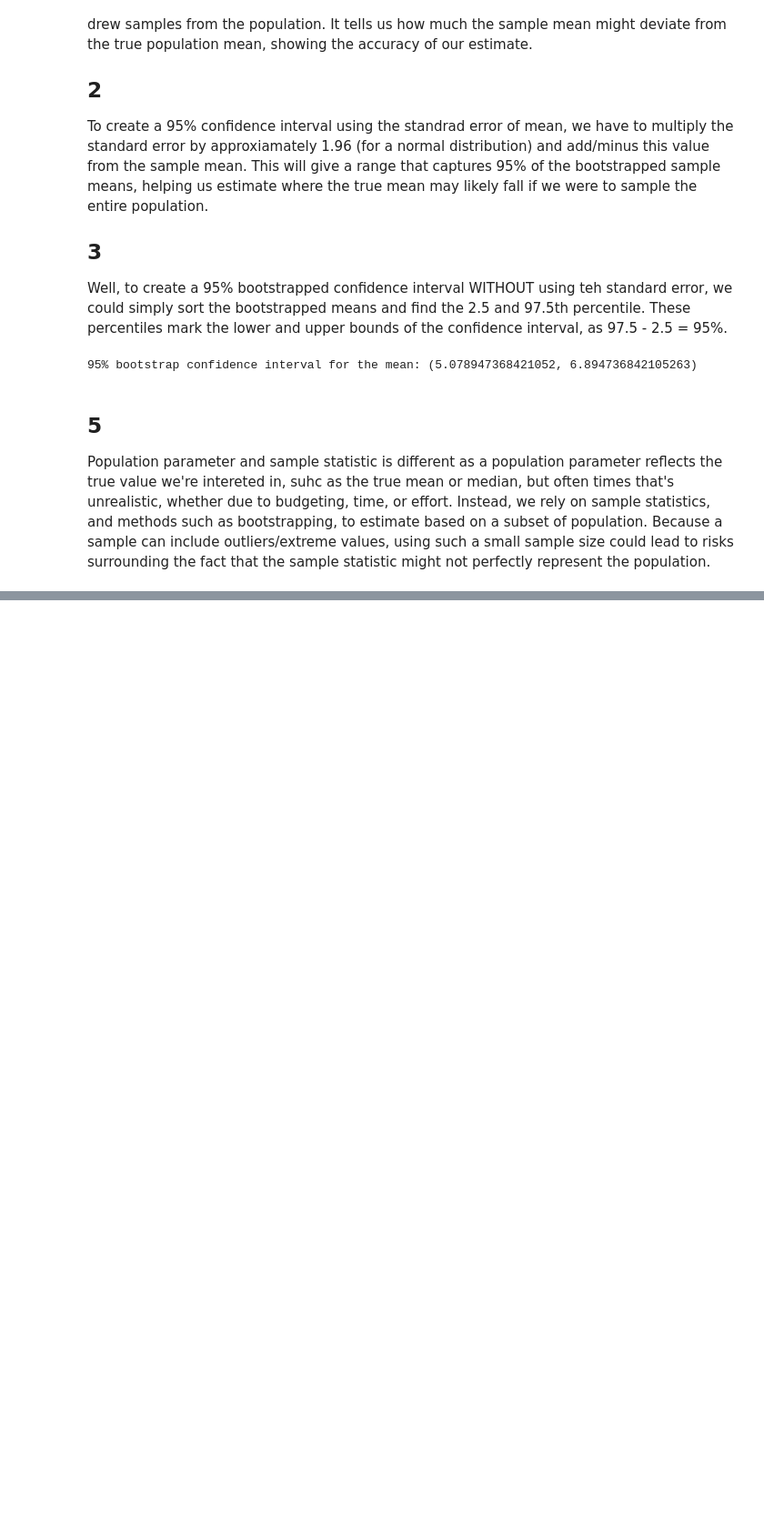
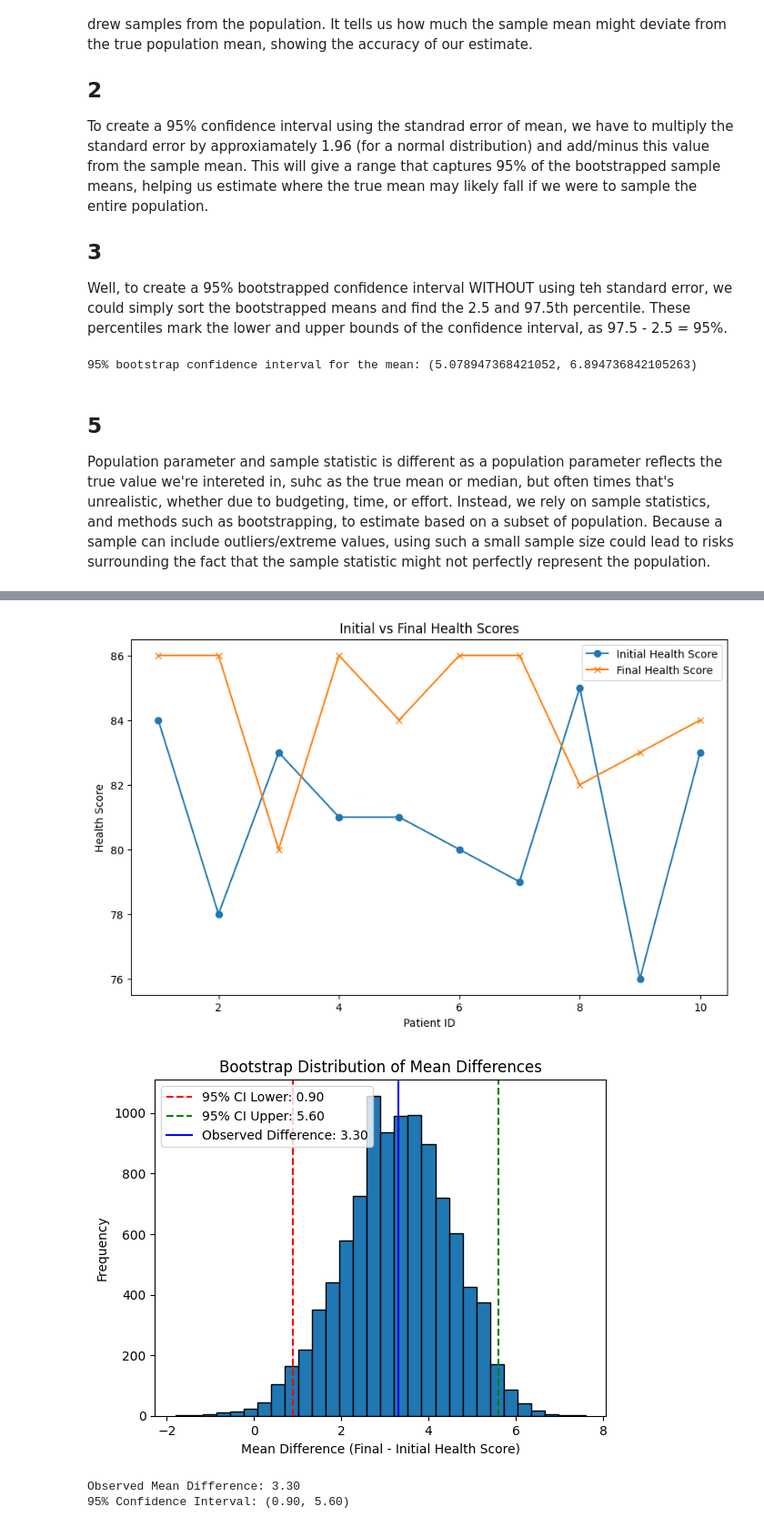
Before and after one commit to jiahuihou1/sta130, a Jupyter notebook: hw4.ipynb, the cells around one changed output, grey strips where cells are left out. Shown at 91% size. Cells and saved outputs as stored; diff of their text form; code cells hidden in the pictures; blank space fills up the shorter version.

```diff
--- a/hw4.ipynb
+++ b/hw4.ipynb
@@ -55,0 +71,58 @@ FOllow the instructions of part 1, and create a bunch of bootstrapped samples fr
+# %%
+import pandas as pd
+import matplotlib.pyplot as plt
+
+# Load the dataset
+data = pd.read_csv('AliTech.csv')
+
+# Plot InitialHealthScore vs. FinalHealthScore
+plt.figure(figsize=(10, 6))
+plt.plot(data['PatientID'], data['InitialHealthScore'], label='Initial Health Score', marker='o')
+plt.plot(data['PatientID'], data['FinalHealthScore'], label='Final Health Score', marker='x')
+plt.xlabel('Patient ID')
+plt.ylabel('Health Score')
+plt.title('Initial vs Final Health Scores')
+plt.legend()
+plt.show()
+
+import numpy as np
+
+# Calculate the observed mean difference
+observed_diff = np.mean(data['FinalHealthScore'] - data['InitialHealthScore'])
+
+# Bootstrapping setup
+n_iterations = 10000  # Number of bootstrap samples
+bootstrap_diffs = np.empty(n_iterations)
+
+# Bootstrapping process
+for i in range(n_iterations):
+    # Bootstrap sample with replacement
+    bootstrap_sample = data.sample(frac=1, replace=True)
+
+    # Calculate the mean difference for this bootstrap sample
+    bootstrap_diff = np.mean(bootstrap_sample['FinalHealthScore'] - bootstrap_sample['InitialHealthScore'])
+    bootstrap_diffs[i] = bootstrap_diff
+
+# Calculate 95% confidence interval
+ci_lower = np.percentile(bootstrap_diffs, 2.5)
+ci_upper = np.percentile(bootstrap_diffs, 97.5)
+
+# Visualization of the bootstrap distribution
+plt.hist(bootstrap_diffs, bins=30, edgecolor='black')
+plt.axvline(ci_lower, color='red', linestyle='--', label=f'95% CI Lower: {ci_lower:.2f}')
+plt.axvline(ci_upper, color='green', linestyle='--', label=f'95% CI Upper: {ci_upper:.2f}')
+plt.axvline(observed_diff, color='blue', linestyle='-', label=f'Observed Difference: {observed_diff:.2f}')
+plt.xlabel('Mean Difference (Final - Initial Health Score)')
+plt.ylabel('Frequency')
+plt.title('Bootstrap Distribution of Mean Differences')
+plt.legend()
+plt.show()
+
+# Report confidence interval and observed difference
+print(f'Observed Mean Difference: {observed_diff:.2f}')
+print(f'95% Confidence Interval: ({ci_lower:.2f}, {ci_upper:.2f})')
+# %% [output]
+[figure, added]
+[figure, added]
+Observed Mean Difference: 3.30
+95% Confidence Interval: (0.90, 5.60)
```
Also changed, not shown: parts of 4 cells of this notebook.
